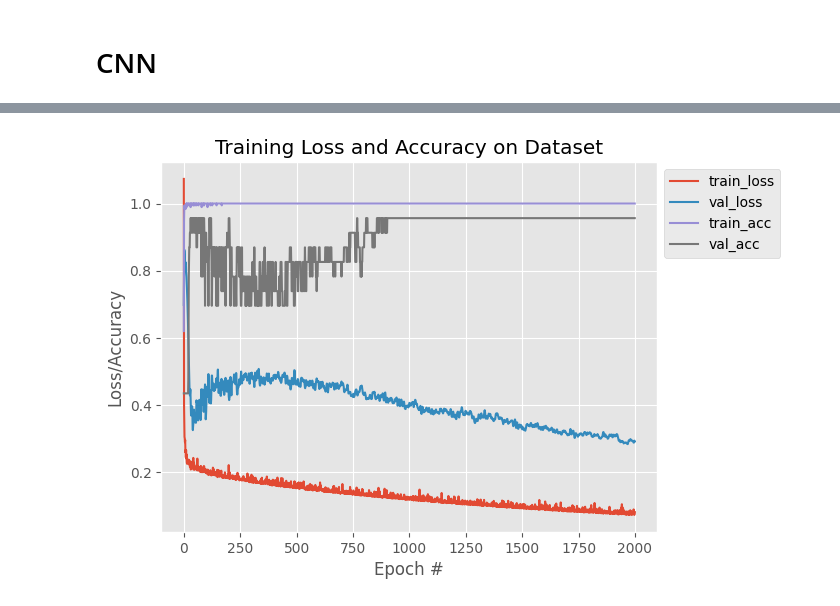
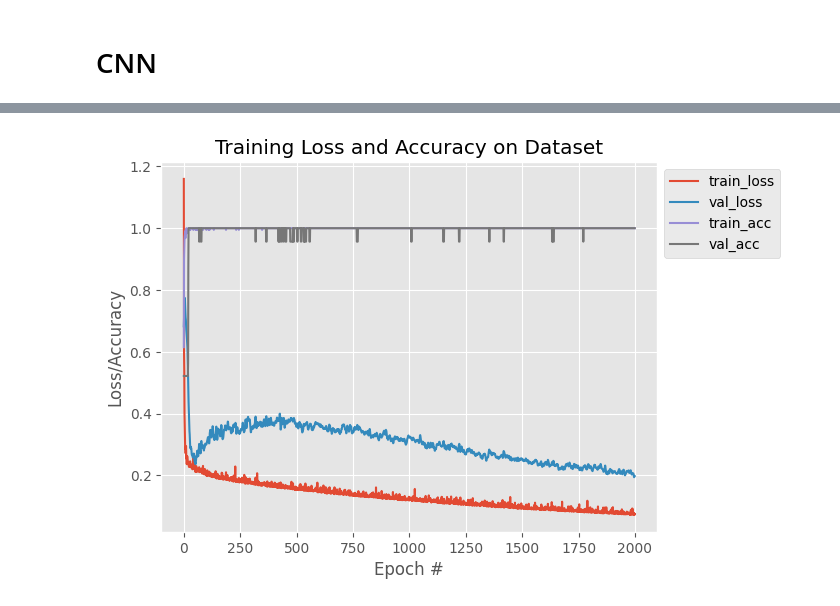
Before and after one commit to woodRock/fishy-business, a Jupyter notebook: code/identification/species/RO1_SO1_Identification_Species_CNN.ipynb, the cells around one changed output, grey strips where cells are left out. Saved outputs shown, nothing was run; the diff lists cells and outputs as text; code cells hidden in the pictures.

```diff
--- a/code/identification/species/RO1_SO1_Identification_Species_CNN.ipynb
+++ b/code/identification/species/RO1_SO1_Identification_Species_CNN.ipynb
@@ -212,12 +212,11 @@ class LeNet(Module):
         # Fully connected layer 1
         self.flatten = lambda x: flatten(x, 1)
         self.fc1 = Linear(in_features=32256, out_features=800)  # With 4 convolutional layers
+        # self.fc1 = Linear(in_features=8064, out_features=800) # With 2 convolutional layers
+        self.batchnorm3 = BatchNorm1d(800)
+        self.activation5 = activation
         self.dropout5 = Dropout(p=0.5)
 
-        # self.fc1 = Linear(in_features=8064, out_features=800) # With 2 convolutional layers
-
-        self.batchnorm3 = BatchNorm1d(800)
-        self.activation5 = activation
 
         # # Fully connetcted layer 2
         # self.fc2 = Linear(in_features=800, out_features=500)
@@ -267,6 +266,12 @@ model = LeNet(
          [num_channels, batch_size, batch_size, 124, 50], #Hidden
         output) # Output
 )
+
+def init_weights(m):
+    if isinstance(m, nn.Linear):
+        xavier_uniform_(m.weight)
+
+model.apply(init_weights)
 
 if torch.cuda.is_available():
     model.to("cuda")
@@ -390,5 +395,5 @@ Val loss: 0.285727, Val accuracy: 0.9565
 [INFO] evaluating network...
-[figure, old version]
+[figure, new version]
 # %%
 # switch off autograd
 with torch.no_grad():
```
Also changed, not shown: parts of 3 cells of this notebook.
